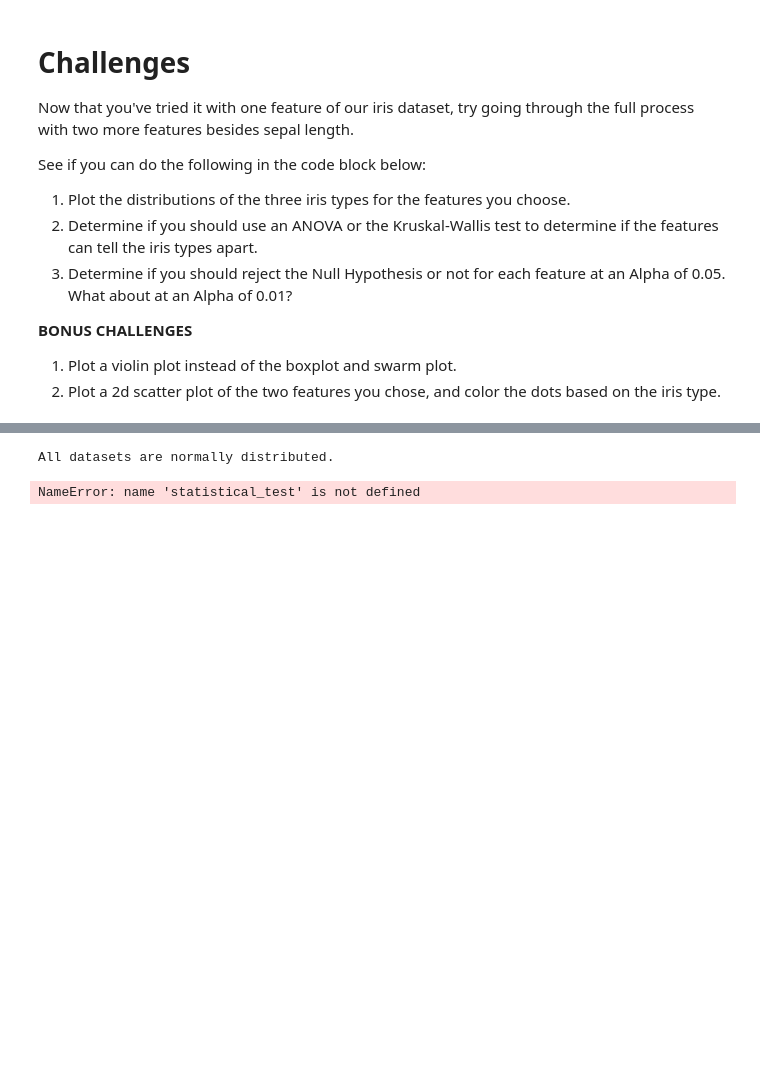
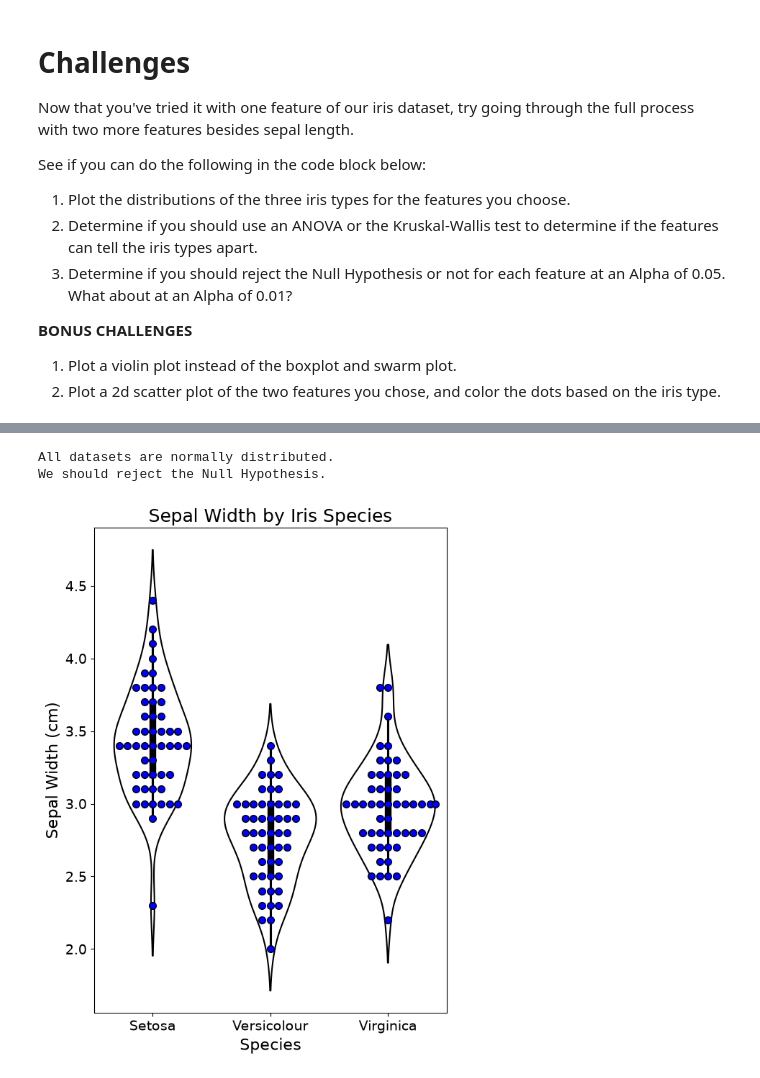
Before and after one commit to lynalyg291/2026_figure, a Jupyter notebook: lesson_1/introduction_to_statistics.ipynb, the cells around one changed output, grey strips where cells are left out. Saved outputs shown, nothing was run; the diff lists cells and outputs as text; code cells hidden in the pictures; blank space fills up the shorter version.

```diff
--- a/lesson_1/introduction_to_statistics.ipynb
+++ b/lesson_1/introduction_to_statistics.ipynb
@@ -276,17 +248,35 @@ if all(p_val >= ALPHA for p_val in adjusted_normality_p_values):
     statistical_test = anova
 else:
     print("Not all datasets are normally distributed.")
+    statistical_test = kruskal_wallis
+
+__, p_value = statistical_test(
+    data.filter(pl.col("iris type").eq("Setosa")).select("sepal length (cm)"),
+    data.filter(pl.col("iris type").eq("Virginica")).select("sepal length (cm)"),
+    data.filter(pl.col("iris type").eq("Versicolour")).select("sepal length (cm)"),
+)
+if p_value <= ALPHA:
+    print("We should reject the Null Hypothesis.")
+else:
+    print("We should not reject the Null Hypothesis.")
 # %% [output]
 All datasets are normally distributed.
+We should reject the Null Hypothesis.
 # %%
-__, p_value = statistical_test(
-    data.filter(pl.col("iris type").eq("Setosa")).select("sepal length (cm)"),
-    data.filter(pl.col("iris type").eq("Virginica")).select("sepal length (cm)"),
-    data.filter(pl.col("iris type").eq("Versicolour")).select("sepal length (cm)"),
-)
-if p_value <= ALPHA:
-    print("We should reject the Null Hypothesis.")
-else:
-    print("We should not reject the Null Hypothesis.")
+#sepal width by species
+plt.rcParams["font.size"] = 14
+
+
+fig, ax = plt.subplots(figsize=(6, 8))
+
+sns.violinplot(data=data.to_pandas(), x="iris type", y="sepal width (cm)", fill=False, color="black")
+sns.swarmplot(data=data.to_pandas(), x="iris type", y="sepal width (cm)", color="blue", edgecolor="black", linewidth=1, size=7)
+
+plt.xlabel("Species", fontdict={"fontsize": 16})
+plt.ylabel("Sepal Width (cm)", fontdict={"fontsize": 16})
+plt.title("Sepal Width by Iris Species", fontdict={"fontsize": 18})
+
+plt.tight_layout()
+plt.show()
 # %% [output]
-NameError: name 'statistical_test' is not defined
+[figure, added]
```
Also changed, not shown: parts of 3 cells of this notebook, 1 other file.
